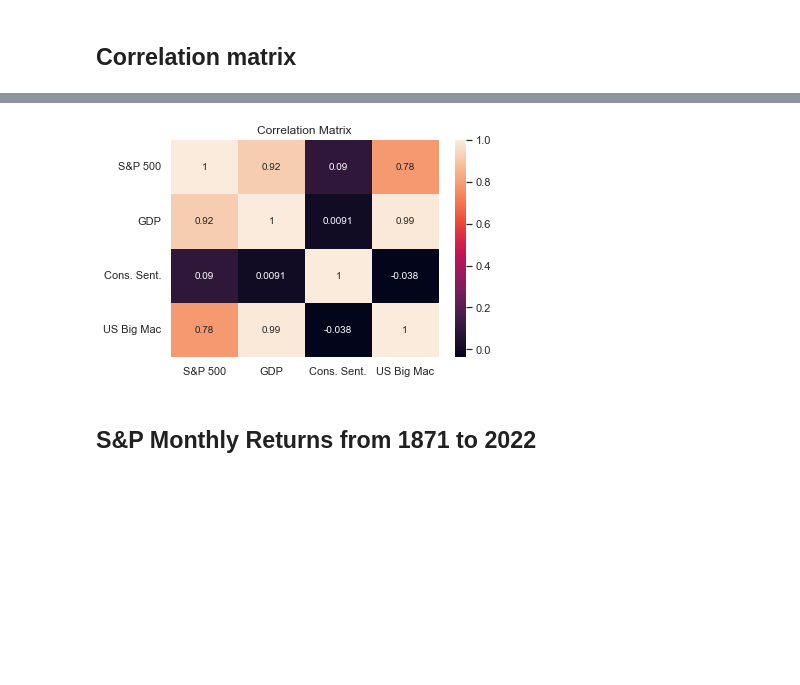
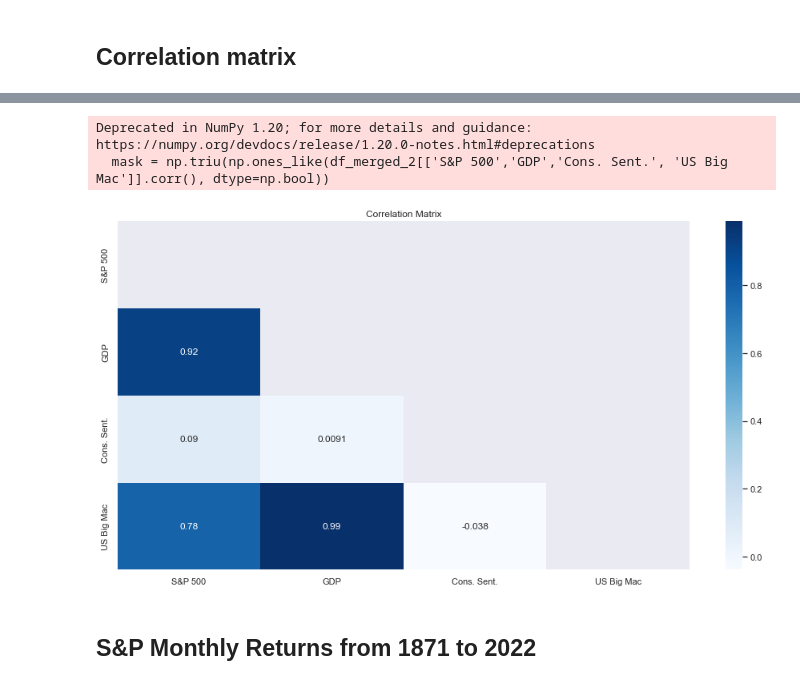
Before and after one commit to RaphHer/Project_Final_Ironhack, a Jupyter notebook: 5. Quandl Visualization .ipynb, the cells around one changed output, grey strips where cells are left out. Drawn from its saved outputs; the diff is of its cells as text; code cells hidden in the pictures; blank space fills up the shorter version.

```diff
--- a/5. Quandl Visualization .ipynb
+++ b/5. Quandl Visualization .ipynb
@@ -87,7 +88,11 @@ sns.lineplot(ax=axes[1], data=df_merged, x='Date', y='Revolving Credit').set(tit
 # %% [markdown]
 ## Correlation matrix
 # %%
+mask = np.triu(np.ones_like(df_merged[['S&P 500','M2','CPI', 'RE Loan','Initial Claims', 'Revolving Credit', 'PMI']].corr(), dtype=np.bool))
+
+
+sns.set(rc={"figure.figsize": (16.,8.)})
 corr_matrix = df_merged[['S&P 500','M2','CPI', 'RE Loan','Initial Claims', 'Revolving Credit', 'PMI']].corr()
-sns.heatmap(corr_matrix, annot=True).set(title='Correlation Matrix')
+sns.heatmap(corr_matrix, mask=mask, annot=True, cmap='Blues').set(title='Correlation Matrix')
 plt.show()
 # %% [output]
@@ -95,9 +108,14 @@ plt.show()
 # %%
+mask = np.triu(np.ones_like(df_merged_2[['S&P 500','GDP','Cons. Sent.', 'US Big Mac']].corr(), dtype=np.bool))
+
+sns.set(rc={"figure.figsize": (16.,8.)})
 corr_matrix_2 = df_merged_2[['S&P 500','GDP','Cons. Sent.', 'US Big Mac']].corr()
-sns.heatmap(corr_matrix_2, annot=True).set(title='Correlation Matrix')
+sns.heatmap(corr_matrix_2, annot=True ,mask=mask , cmap='Blues').set(title='Correlation Matrix')
 plt.show()
 # %% [output]
+Deprecated in NumPy 1.20; for more details and guidance: https://numpy.org/devdocs/release/1.20.0-notes.html#deprecations
+  mask = np.triu(np.ones_like(df_merged_2[['S&P 500','GDP','Cons. Sent.', 'US Big Mac']].corr(), dtype=np.bool))
-[figure, old version]
+[figure, new version]
 # %% [markdown]
 ## S&P Monthly Returns from 1871 to 2022
 # %%
```
Also changed, not shown: parts of 12 cells of this notebook, 29 other files.
